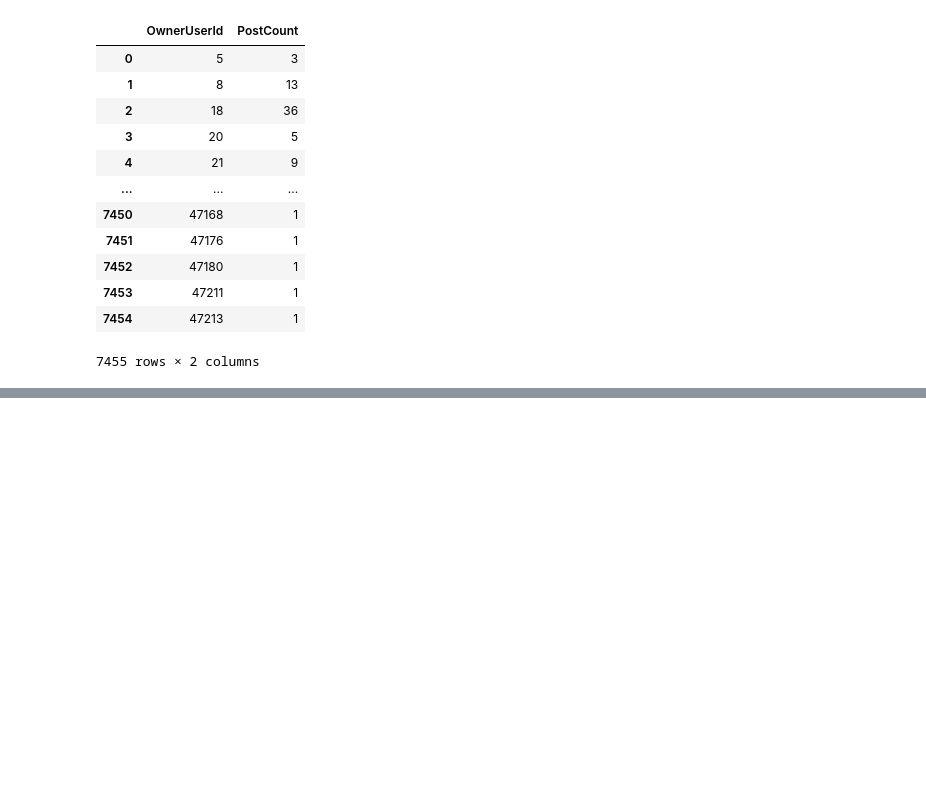
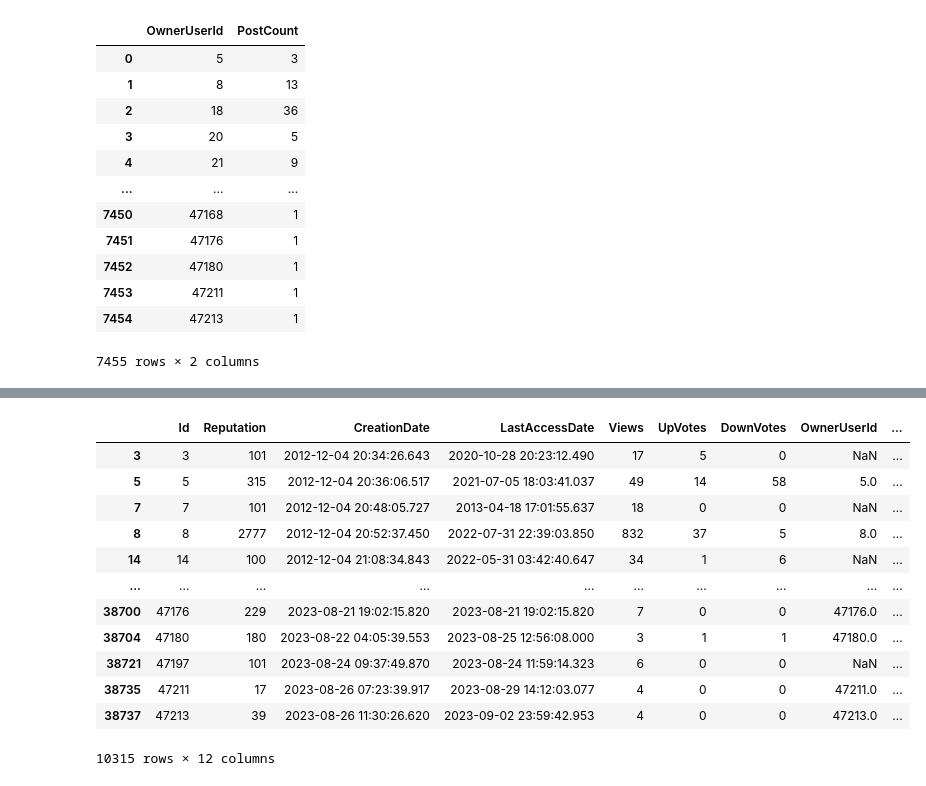
Before and after one commit to pierrehogenhaug/stackexchange_politics, a Jupyter notebook: stackexchange_data.ipynb, the cells around one changed output, grey strips where cells are left out. Drawn from its saved outputs; the diff is of its cells as text; code cells hidden in the pictures; blank space fills up the shorter version.

```diff
--- a/stackexchange_data.ipynb
+++ b/stackexchange_data.ipynb
@@ -542,5 +571,24 @@ user_data.fillna({'PostCount': 0, 'CommentCount': 0}, inplace=True)
 # Calculate total activity (posts + comments)
 user_data['TotalActivity'] = user_data['PostCount'] + user_data['CommentCount']
 
+# Filter to find users with one or more posts/comments
+one_or_more = user_data[user_data['TotalActivity'] >= 1]
+
 # Filter to find active users
 active_users = user_data[user_data['TotalActivity'] > 20]
+# %%
+one_or_more
+# %% [output]
+|  | Id | Reputation | CreationDate | LastAccessDate | Views | UpVotes | DownVotes | OwnerUserId | ... |
+| 3 | 3 | 101 | 2012-12-04 20:34:26.643 | 2020-10-28 20:23:12.490 | 17 | 5 | 0 | NaN | ... |
+| 5 | 5 | 315 | 2012-12-04 20:36:06.517 | 2021-07-05 18:03:41.037 | 49 | 14 | 58 | 5.0 | ... |
+| 7 | 7 | 101 | 2012-12-04 20:48:05.727 | 2013-04-18 17:01:55.637 | 18 | 0 | 0 | NaN | ... |
+| 8 | 8 | 2777 | 2012-12-04 20:52:37.450 | 2022-07-31 22:39:03.850 | 832 | 37 | 5 | 8.0 | ... |
+| 14 | 14 | 100 | 2012-12-04 21:08:34.843 | 2022-05-31 03:42:40.647 | 34 | 1 | 6 | NaN | ... |
+| ... | ... | ... | ... | ... | ... | ... | ... | ... | ... |
+| 38700 | 47176 | 229 | 2023-08-21 19:02:15.820 | 2023-08-21 19:02:15.820 | 7 | 0 | 0 | 47176.0 | ... |
+| 38704 | 47180 | 180 | 2023-08-22 04:05:39.553 | 2023-08-25 12:56:08.000 | 3 | 1 | 1 | 47180.0 | ... |
+| 38721 | 47197 | 101 | 2023-08-24 09:37:49.870 | 2023-08-24 11:59:14.323 | 6 | 0 | 0 | NaN | ... |
+| 38735 | 47211 | 17 | 2023-08-26 07:23:39.917 | 2023-08-29 14:12:03.077 | 4 | 0 | 0 | 47211.0 | ... |
+| 38737 | 47213 | 39 | 2023-08-26 11:30:26.620 | 2023-09-02 23:59:42.953 | 4 | 0 | 0 | 47213.0 | ... |
+10315 rows × 12 columns
```
Also changed, not shown: parts of 16 cells of this notebook, 9 other files.
